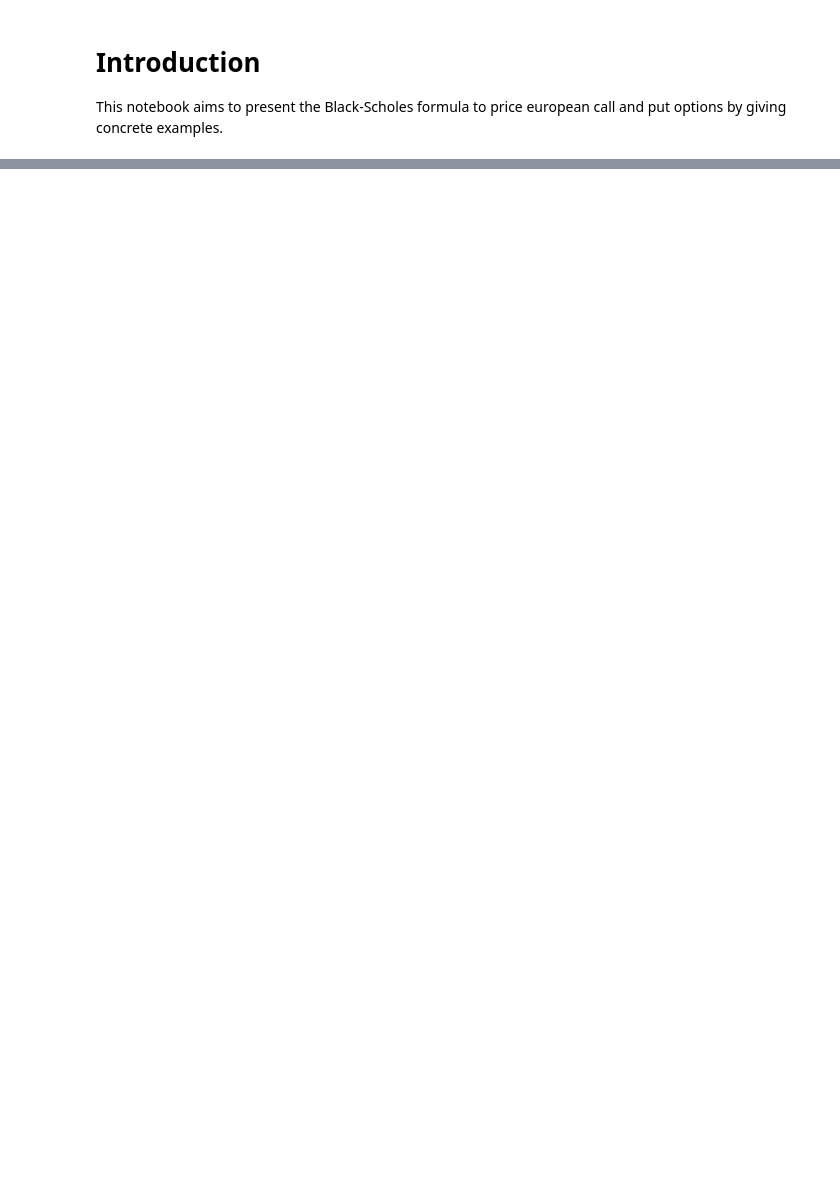
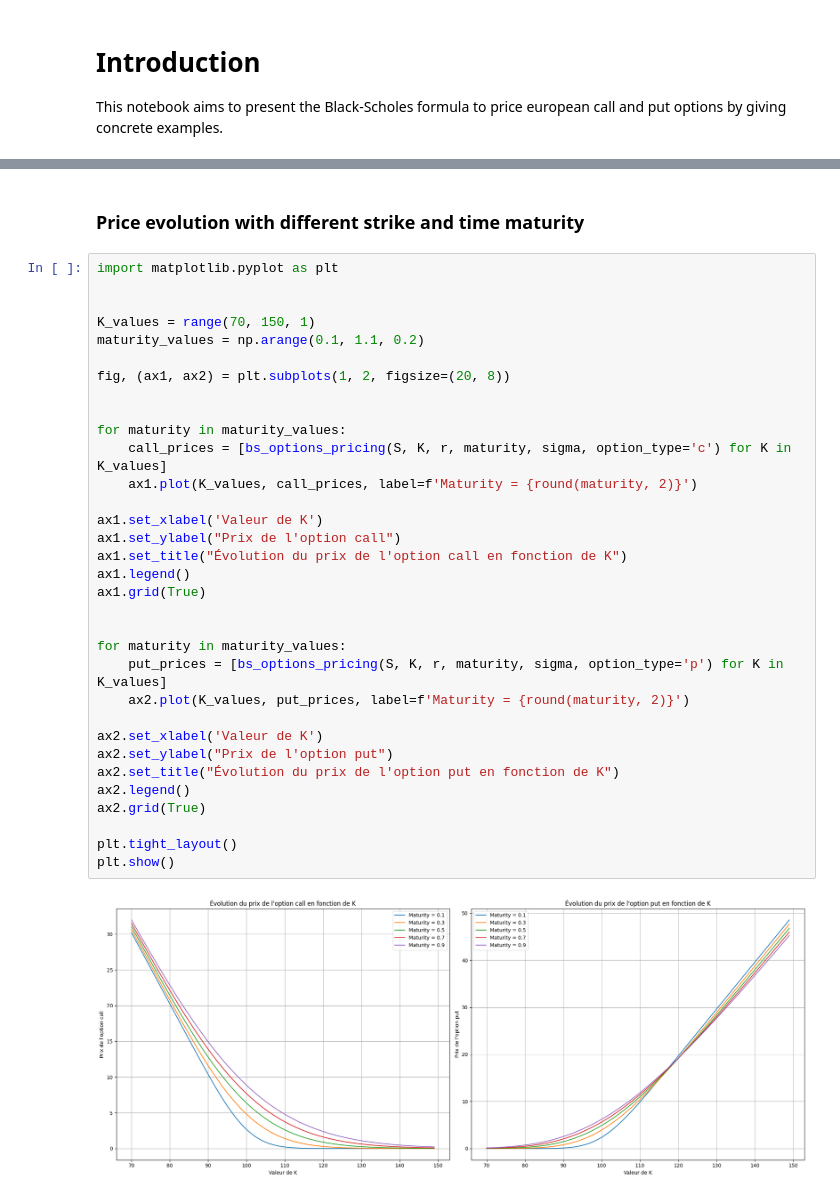
Before and after one commit to AmbroiseTHIBAULT/survey-ML-finance, a Jupyter notebook: options_pricing/notebooks/presentation_bs_formula.ipynb, the cells around one changed output, grey strips where cells are left out. Saved outputs shown, nothing was run; the diff lists cells and outputs as text; blank space fills up the shorter version.

```diff
--- a/options_pricing/notebooks/presentation_bs_formula.ipynb
+++ b/options_pricing/notebooks/presentation_bs_formula.ipynb
@@ -178,0 +257,37 @@ So the price of our the call option, i.e the price to enter the contract, under
+# %% [markdown]
+### Price evolution with different strike and time maturity
+# %%
+import matplotlib.pyplot as plt
+
+
+K_values = range(70, 150, 1)
+maturity_values = np.arange(0.1, 1.1, 0.2)
+
+fig, (ax1, ax2) = plt.subplots(1, 2, figsize=(20, 8))
+
+
+for maturity in maturity_values:
+    call_prices = [bs_options_pricing(S, K, r, maturity, sigma, option_type='c') for K in K_values]
+    ax1.plot(K_values, call_prices, label=f'Maturity = {round(maturity, 2)}')
+
+ax1.set_xlabel('Valeur de K')
+ax1.set_ylabel("Prix de l'option call")
+ax1.set_title("Évolution du prix de l'option call en fonction de K")
+ax1.legend()
+ax1.grid(True)
+
+
+for maturity in maturity_values:
+    put_prices = [bs_options_pricing(S, K, r, maturity, sigma, option_type='p') for K in K_values]
+    ax2.plot(K_values, put_prices, label=f'Maturity = {round(maturity, 2)}')
+
+ax2.set_xlabel('Valeur de K')
+ax2.set_ylabel("Prix de l'option put")
+ax2.set_title("Évolution du prix de l'option put en fonction de K")
+ax2.legend()
+ax2.grid(True)
+
+plt.tight_layout()
+plt.show()
+# %% [output]
+[figure, added]
```
Also changed, not shown: parts of 12 cells of this notebook.
